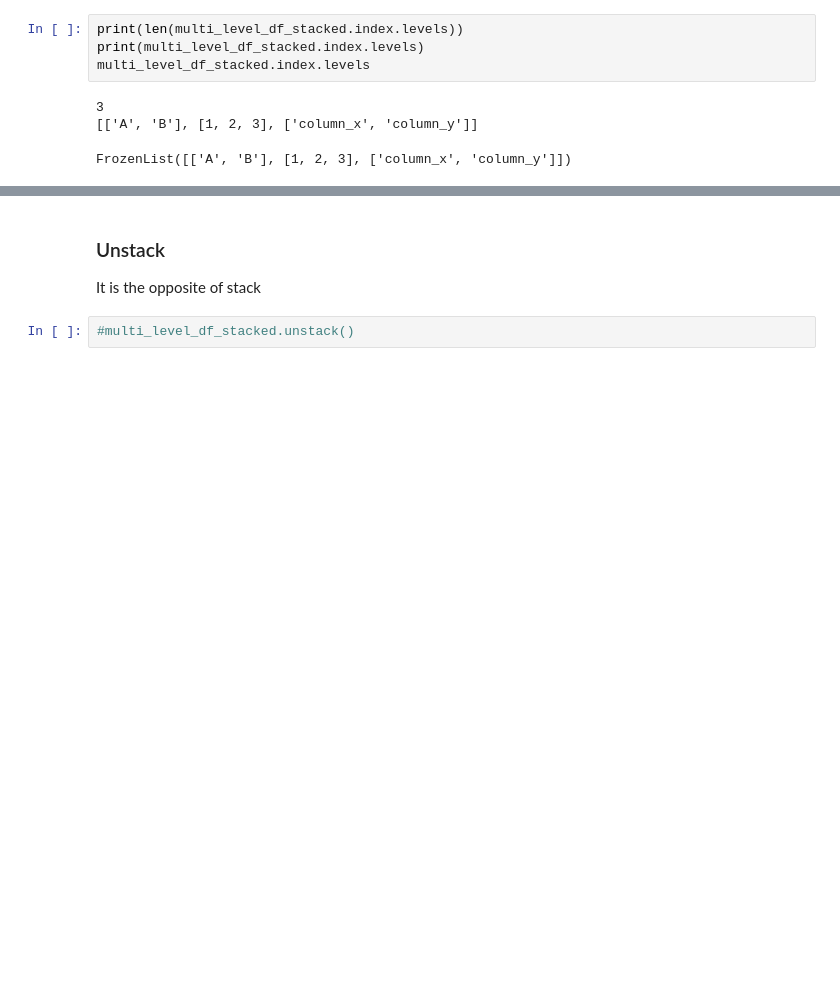
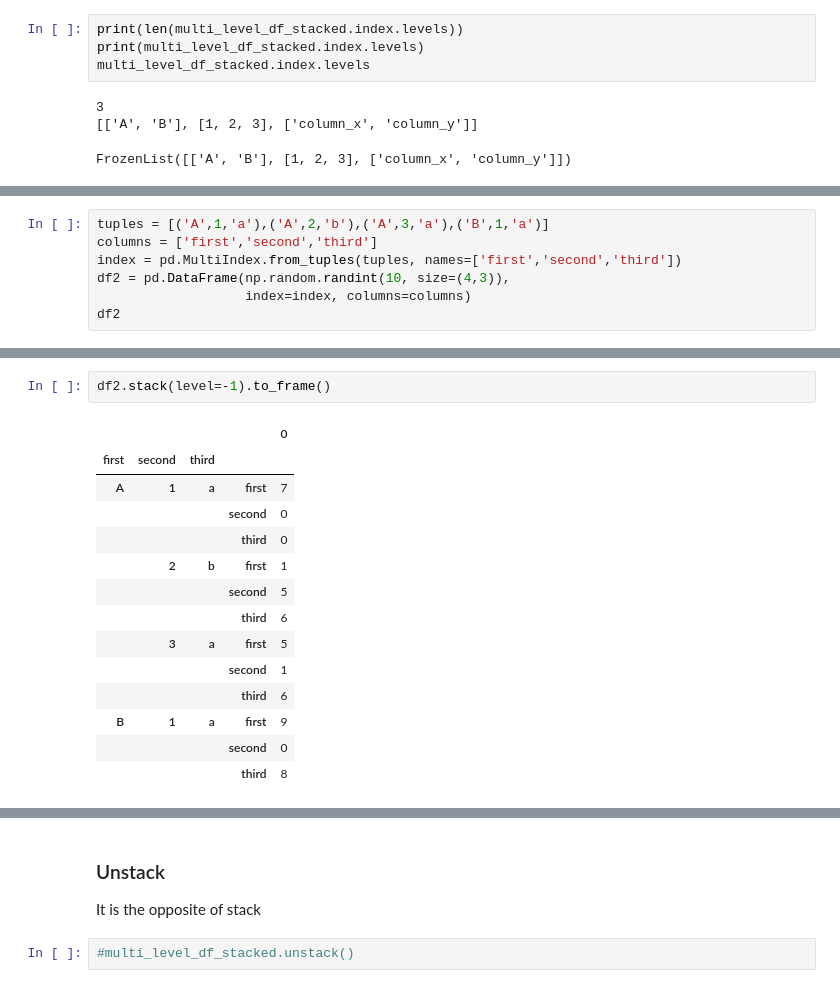
Before and after one commit to EvaMaeRey/python_data_manipulation, a Jupyter notebook: pyFlipbook_Suraj/Python resahpes/Python melt, stack.ipynb, the cells around one changed output, grey strips where cells are left out. Cells and saved outputs as stored; diff of their text form; blank space fills up the shorter version.

```diff
--- a/pyFlipbook_Suraj/Python resahpes/Python melt, stack.ipynb
+++ b/pyFlipbook_Suraj/Python resahpes/Python melt, stack.ipynb
@@ -353,0 +404,7 @@ FrozenList([['A', 'B'], [1, 2, 3], ['column_x', 'column_y']])
+# %%
+tuples = [('A',1,'a'),('A',2,'b'),('A',3,'a'),('B',1,'a')]
+columns = ['first','second','third']
+index = pd.MultiIndex.from_tuples(tuples, names=['first','second','third'])
+df2 = pd.DataFrame(np.random.randint(10, size=(4,3)),
+                   index=index, columns=columns)
+df2
@@ -353,0 +426,17 @@ FrozenList([['A', 'B'], [1, 2, 3], ['column_x', 'column_y']])
+# %%
+df2.stack(level=-1).to_frame()
+# %% [output]
+|  |  |  |  | 0 |
+| first | second | third |  |  |
+| A | 1 | a | first | 7 |
+|  |  |  | second | 0 |
+|  |  |  | third | 0 |
+|  | 2 | b | first | 1 |
+|  |  |  | second | 5 |
+|  |  |  | third | 6 |
+|  | 3 | a | first | 5 |
+|  |  |  | second | 1 |
+|  |  |  | third | 6 |
+| B | 1 | a | first | 9 |
+|  |  |  | second | 0 |
+|  |  |  | third | 8 |
```
Also changed, not shown: parts of 14 cells of this notebook, 9 other files.
